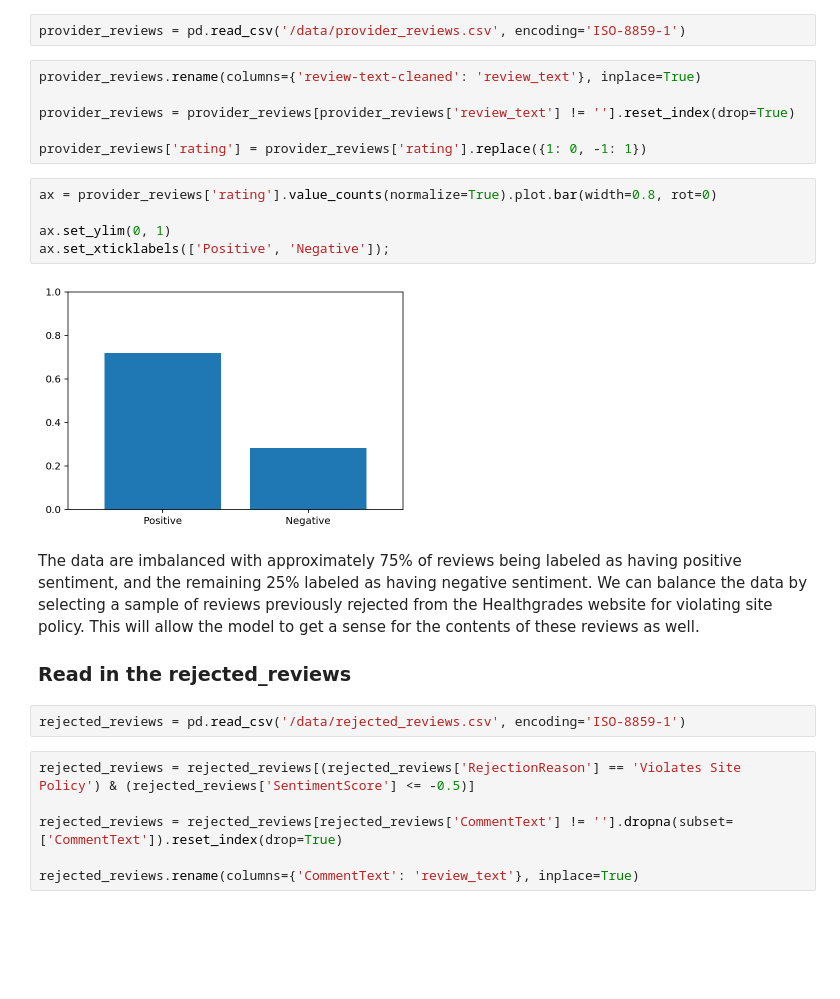
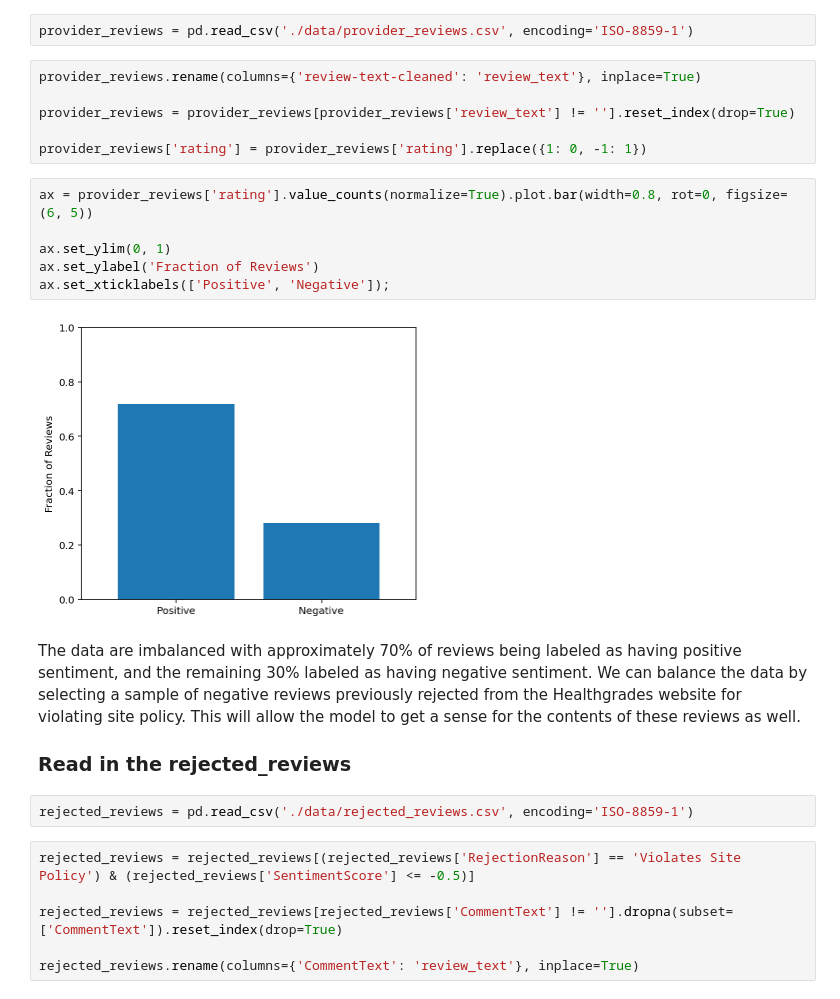
Before and after one commit to kdegrave/kdegrave.github.io, a Jupyter notebook: notebooks/SentimentModel.ipynb, the cells around one changed output. Cells and saved outputs as stored; diff of their text form; blank space fills up the shorter version.

Commit message:
update sentiment notebook

```diff
--- a/notebooks/SentimentModel.ipynb
+++ b/notebooks/SentimentModel.ipynb
@@ -56,7 +56,7 @@ Let's load in the review data.
 # %% [markdown]
 ### Read in the provider_reviews
 # %%
-provider_reviews = pd.read_csv('/data/provider_reviews.csv', encoding='ISO-8859-1')
+provider_reviews = pd.read_csv('./data/provider_reviews.csv', encoding='ISO-8859-1')
 # %%
 provider_reviews.rename(columns={'review-text-cleaned': 'review_text'}, inplace=True)
 
@@ -64,18 +64,19 @@ provider_reviews = provider_reviews[provider_reviews['review_text'] != ''].reset
 
 provider_reviews['rating'] = provider_reviews['rating'].replace({1: 0, -1: 1})
 # %%
-ax = provider_reviews['rating'].value_counts(normalize=True).plot.bar(width=0.8, rot=0)
+ax = provider_reviews['rating'].value_counts(normalize=True).plot.bar(width=0.8, rot=0, figsize=(6, 5))
 
 ax.set_ylim(0, 1)
+ax.set_ylabel('Fraction of Reviews')
 ax.set_xticklabels(['Positive', 'Negative']);
 # %% [output]
-[figure, old version]
+[figure, new version]
 # %% [markdown]
-The data are imbalanced with approximately 75\% of reviews being labeled as having positive sentiment, and the remaining 25\% labeled as having negative sentiment. We can balance the data by selecting a sample of reviews previously rejected from the Healthgrades website for violating site policy. This will allow the model to get a sense for the contents of these reviews as well.
+The data are imbalanced with approximately 70% of reviews being labeled as having positive sentiment, and the remaining 30% labeled as having negative sentiment. We can balance the data by selecting a sample of negative reviews previously rejected from the Healthgrades website for violating site policy. This will allow the model to get a sense for the contents of these reviews as well.
 
 ### Read in the rejected_reviews
 # %%
-rejected_reviews = pd.read_csv('/data/rejected_reviews.csv', encoding='ISO-8859-1')
+rejected_reviews = pd.read_csv('./data/rejected_reviews.csv', encoding='ISO-8859-1')
 # %%
 rejected_reviews = rejected_reviews[(rejected_reviews['RejectionReason'] == 'Violates Site Policy') & (rejected_reviews['SentimentScore'] <= -0.5)]
 
```
Also changed, not shown: parts of 2 cells of this notebook.
